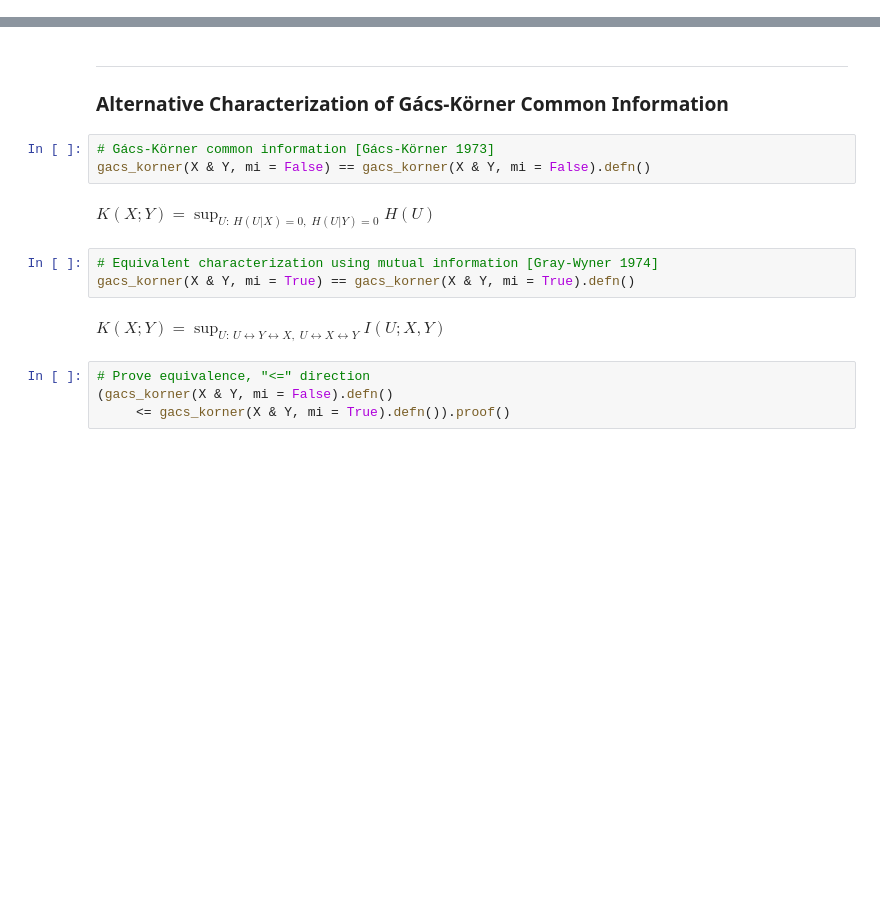
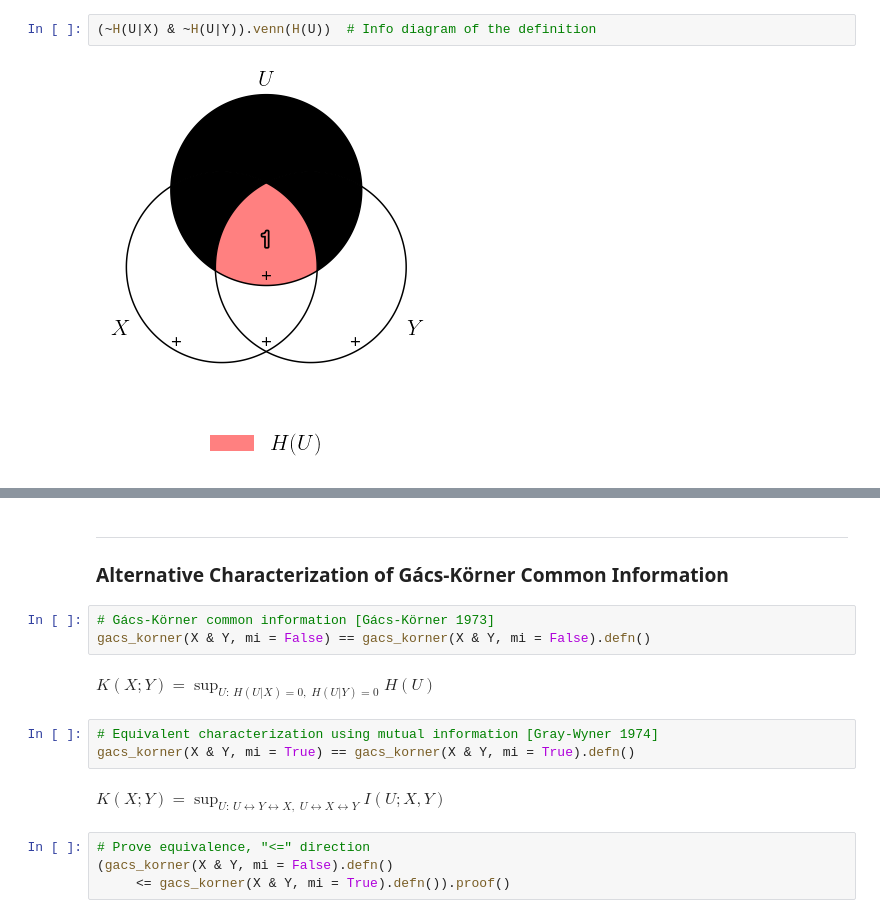
Before and after one commit to cheuktingli/psitip, a Jupyter notebook: examples/demo_commoninfo.ipynb, the cells around one changed output, grey strips where cells are left out. Drawn from its saved outputs; the diff is of its cells as text; blank space fills up the shorter version.

```diff
--- a/examples/demo_commoninfo.ipynb
+++ b/examples/demo_commoninfo.ipynb
@@ -21,0 +43,4 @@ $ K(X; Y) = \sup_{U:\,  U \leftrightarrow Y \leftrightarrow X,\;  U \leftrightar
+# %%
+(~H(U|X) & ~H(U|Y)).venn(H(U))  # Info diagram of the definition
+# %% [output]
+[figure, added]
```
Also changed, not shown: parts of 32 cells of this notebook, 54 other files.
